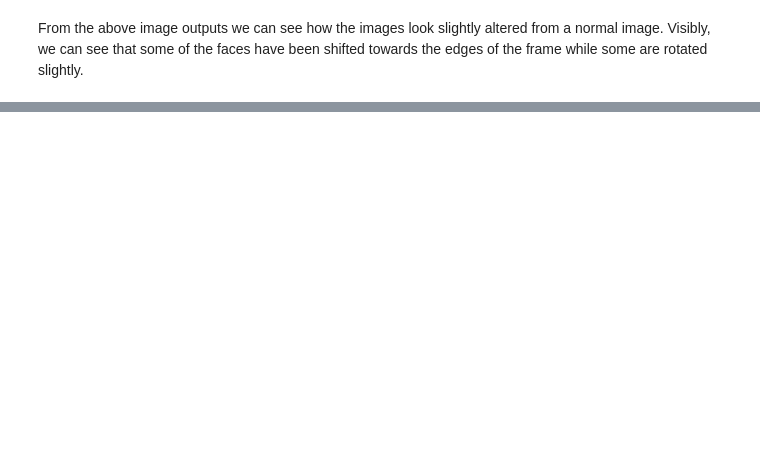
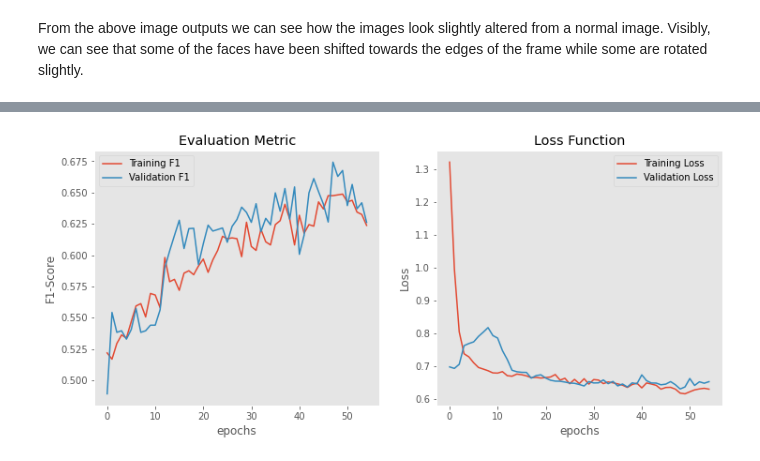
Before and after one commit to harrisonnoble/ml-projects, a Jupyter notebook: Lab 6/Lab 6.ipynb, the cells around one changed output, grey strips where cells are left out. Cells and saved outputs as stored; diff of their text form; code cells hidden in the pictures; blank space fills up the shorter version.

```diff
--- a/Lab 6/Lab 6.ipynb
+++ b/Lab 6/Lab 6.ipynb
@@ -200,14 +210,19 @@ def plot_history(hist):
     plt.figure(figsize=(12,5))
     plt.subplot(1,2,1)
     plt.title('Evaluation Metric')
-    plt.plot(hist.history['f1'])
-    plt.plot(hist.history['val_f1'])
+    plt.plot(hist.history['f1'], label='Training F1')
+    plt.plot(hist.history['val_f1'], label='Validation F1')
     plt.ylabel('F1-Score')
     plt.xlabel('epochs')
+    plt.legend()
+    plt.grid(False)
+
     plt.subplot(1,2,2)
     plt.title('Loss Function')
-    plt.plot(hist.history['loss'])
-    plt.plot(hist.history['val_loss'])
+    plt.plot(hist.history['loss'], label='Training Loss')
+    plt.plot(hist.history['val_loss'], label='Validation Loss')
     plt.ylabel('Loss')
     plt.xlabel('epochs')
+    plt.legend()
+    plt.grid(False)
     plt.show()
@@ -278,0 +318,6 @@ Epoch 10/10
+# %%
+plot_history(hist1)
+loss, f1_score = cnn1.evaluate(X_test, y_test, verbose=0)
+print('Loss:', loss, 'F1-Score:', f1_score)
+# %% [output]
+[figure, added]
```
Also changed, not shown: parts of 41 cells of this notebook.
